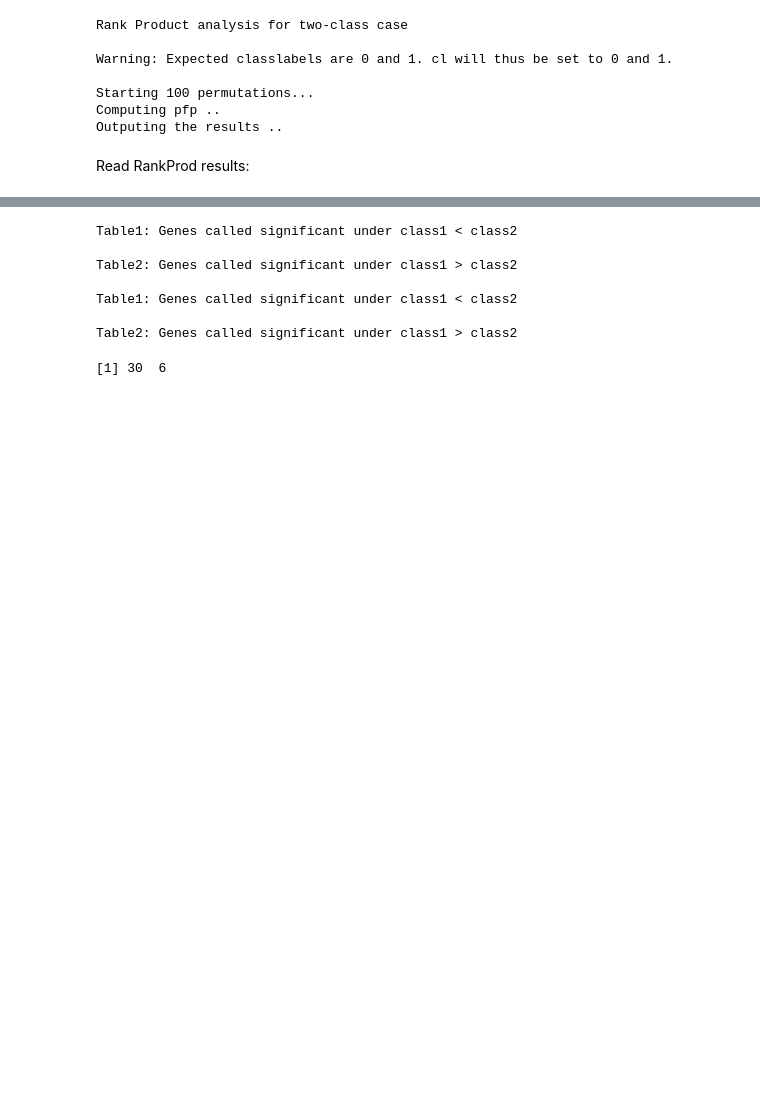
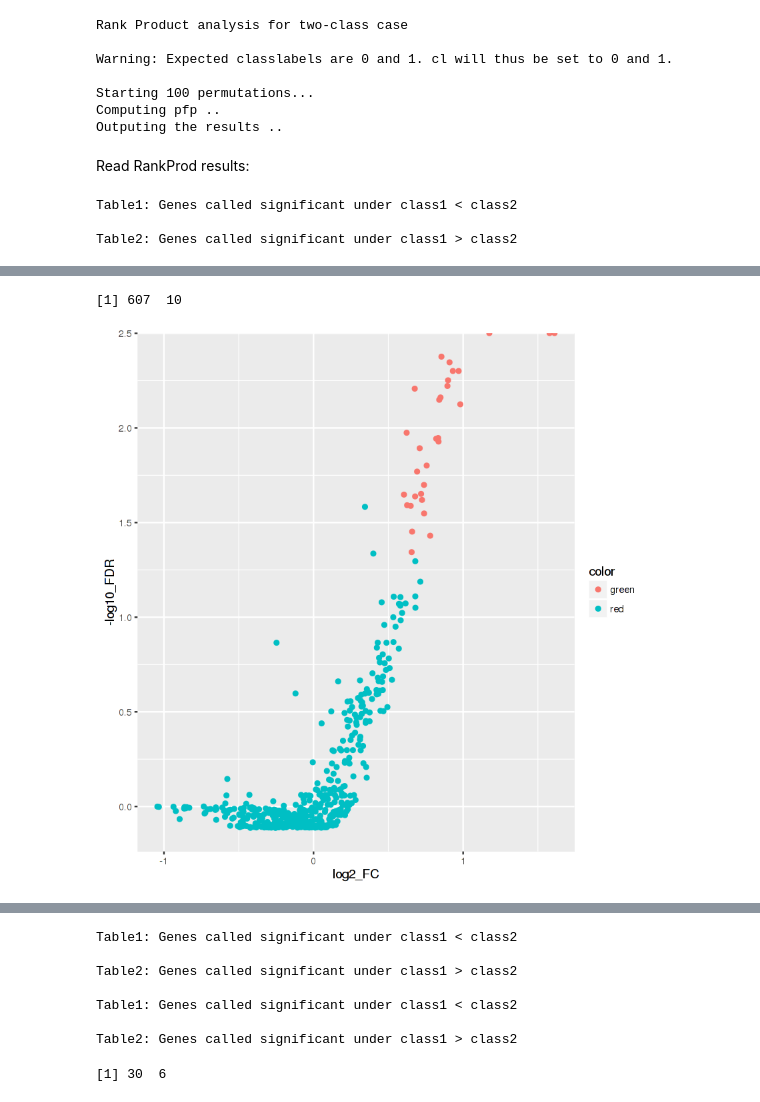
Before and after one commit to GuillaumeNoell/Bioinformatics---miRNA-sequencing-analysis, a Jupyter notebook: process_counts.ipynb, the cells around one changed output, grey strips where cells are left out. Saved outputs shown, nothing was run; the diff lists cells and outputs as text; code cells hidden in the pictures; blank space fills up the shorter version.

```diff
--- a/process_counts.ipynb
+++ b/process_counts.ipynb
@@ -351,3 +367,17 @@ Outputing the results ..
 write_csv(pheno,str_c(mRNA_working_dir,'microRNA_RankProd_pheno_groups.csv'))
 # %% [markdown]
 Read RankProd results:
+# %%
+b_all <- topGene(RP.out, cutoff = 2, logged = TRUE, method="pfp",
+               gene.names=row.names(toRP), logbase = 2)$Table2 %>% as.data.frame %>% rownames_to_column(var = 'micro')
+all_rankprod = b_all %>% mutate(
+    FC = ifelse(`FC:(class1/class2)` < 1, -1/`FC:(class1/class2)`, `FC:(class1/class2)`),
+    log2_FC = ifelse(`FC:(class1/class2)` < 1, -log2(-FC), log2(FC)),
+    log10_FDR = log10(pfp),
+    color = ifelse(pfp < 0.05 & abs(FC)>1.5,'green','red'))
+all_rankprod %>% dim
+ggplot(all_rankprod, aes(x=log2_FC, y = -log10_FDR, color=color)) + geom_point()
+# %% [output]
+Table1: Genes called significant under class1 < class2
+
+Table2: Genes called significant under class1 > class2
@@ -353,0 +387,2 @@ Read RankProd results:
+[1] 607  10
+[figure, added]
```
Also changed, not shown: parts of 5 cells of this notebook, 1 other file.
